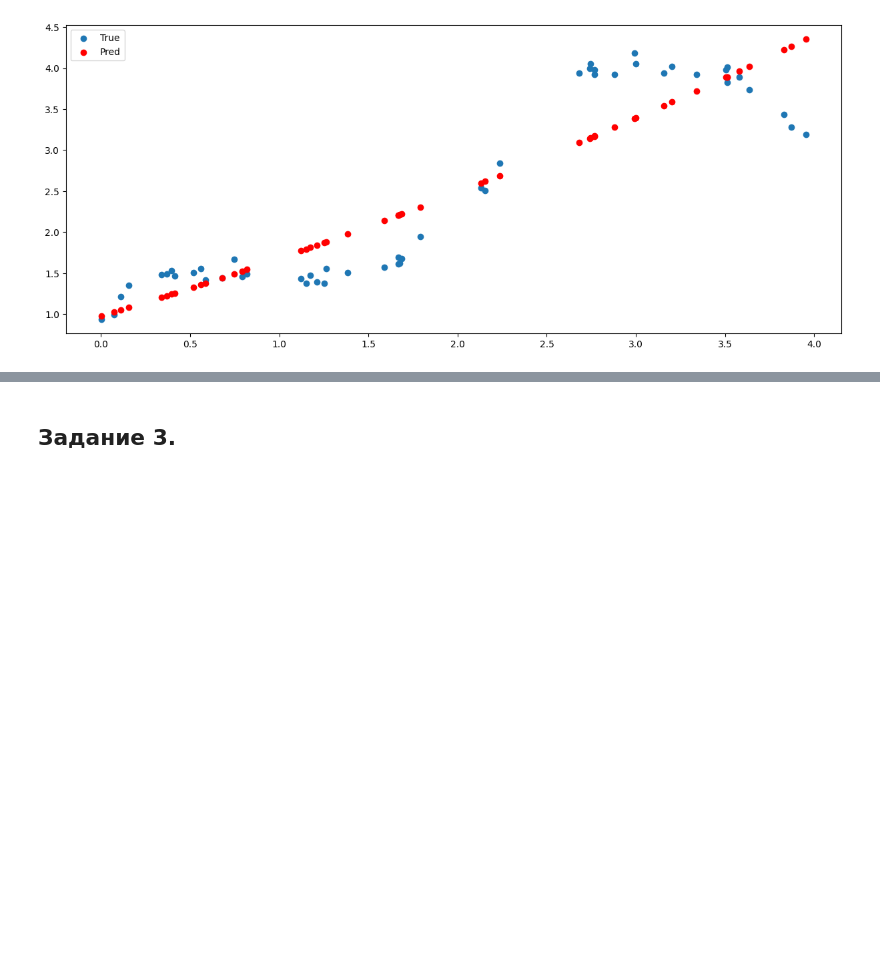
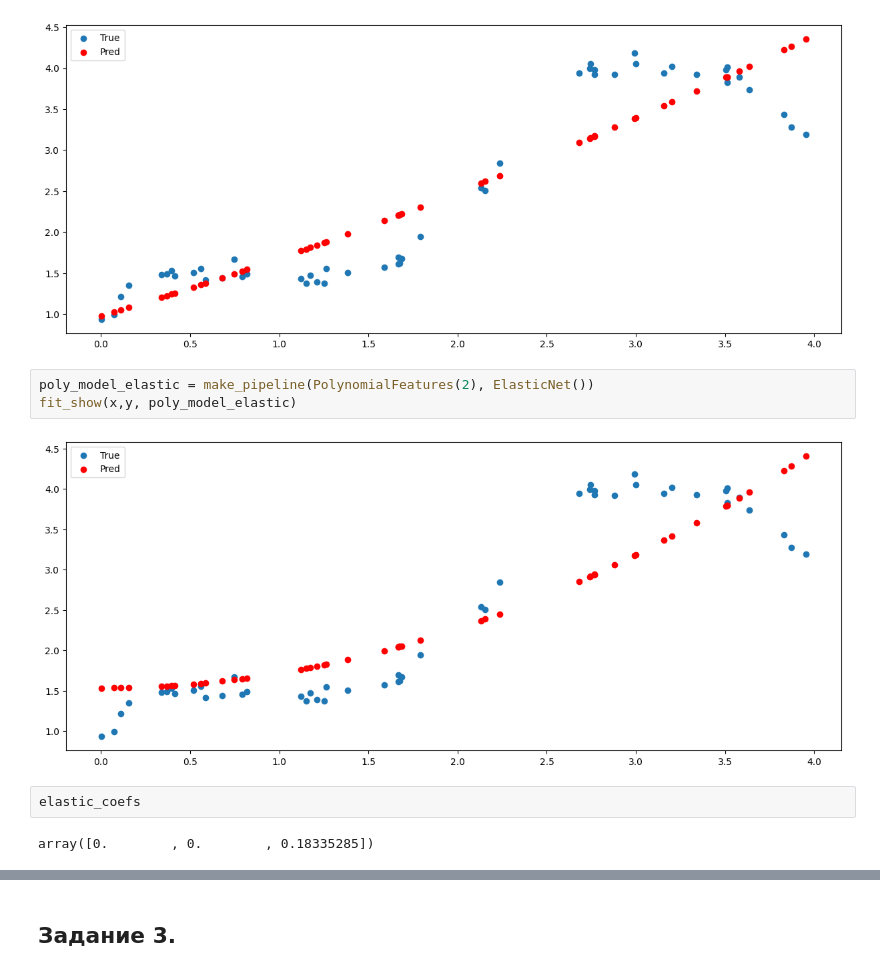
Before and after one commit to natallia-zzz/bsu_masters, a Jupyter notebook: lab_2/ML_LR2_2023.ipynb, the cells around one changed output, grey strips where cells are left out. Cells and saved outputs as stored; diff of their text form; blank space fills up the shorter version.

```diff
--- a/lab_2/ML_LR2_2023.ipynb
+++ b/lab_2/ML_LR2_2023.ipynb
@@ -61,3 +61,12 @@ poly_model_ridge = make_pipeline(PolynomialFeatures(2), Ridge())
 fit_show(x,y, poly_model_ridge)
 # %% [output]
 [figure]
+# %%
+poly_model_elastic = make_pipeline(PolynomialFeatures(2), ElasticNet())
+fit_show(x,y, poly_model_elastic)
+# %% [output]
+[figure, added]
+# %%
+elastic_coefs
+# %% [output]
+array([0.        , 0.        , 0.18335285])
```
Also changed, not shown: parts of 1 cell of this notebook.
